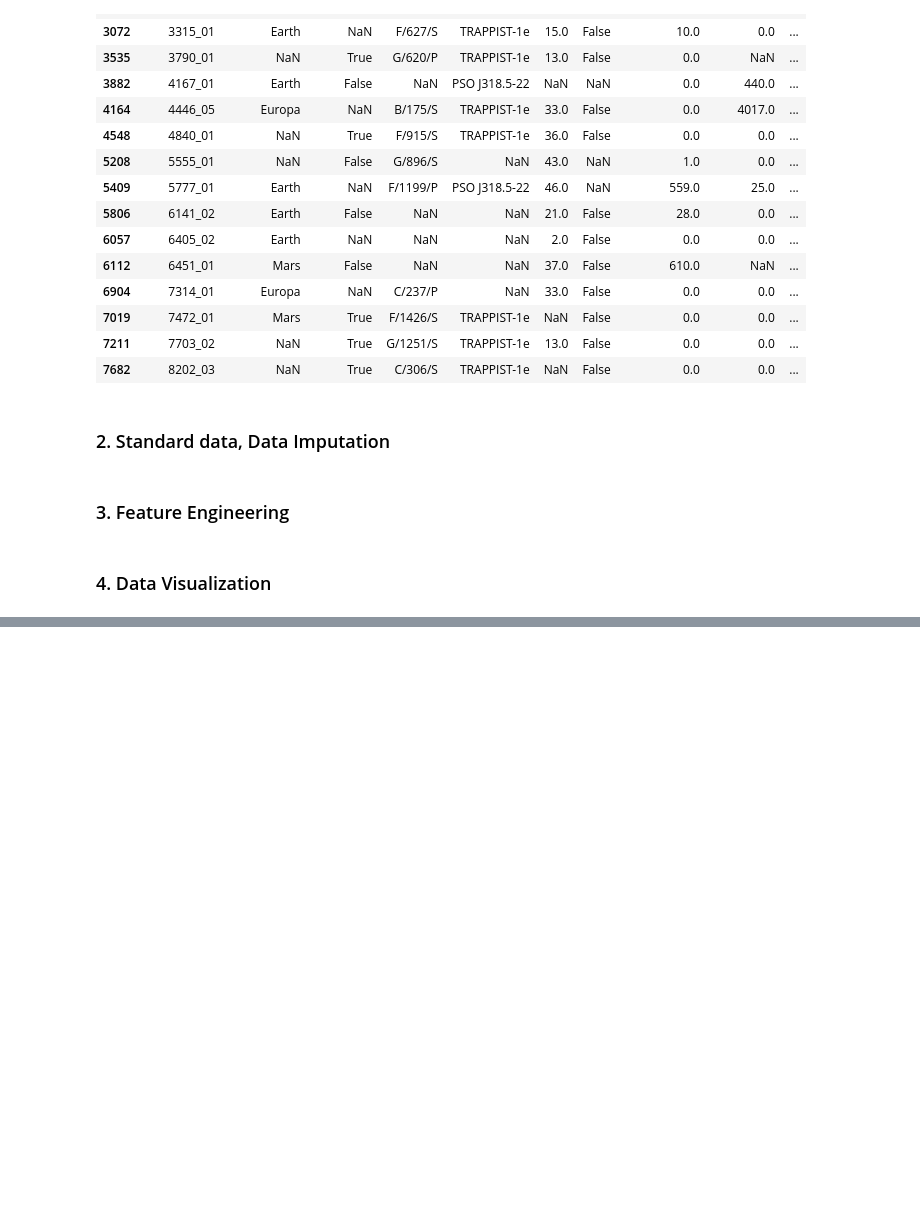
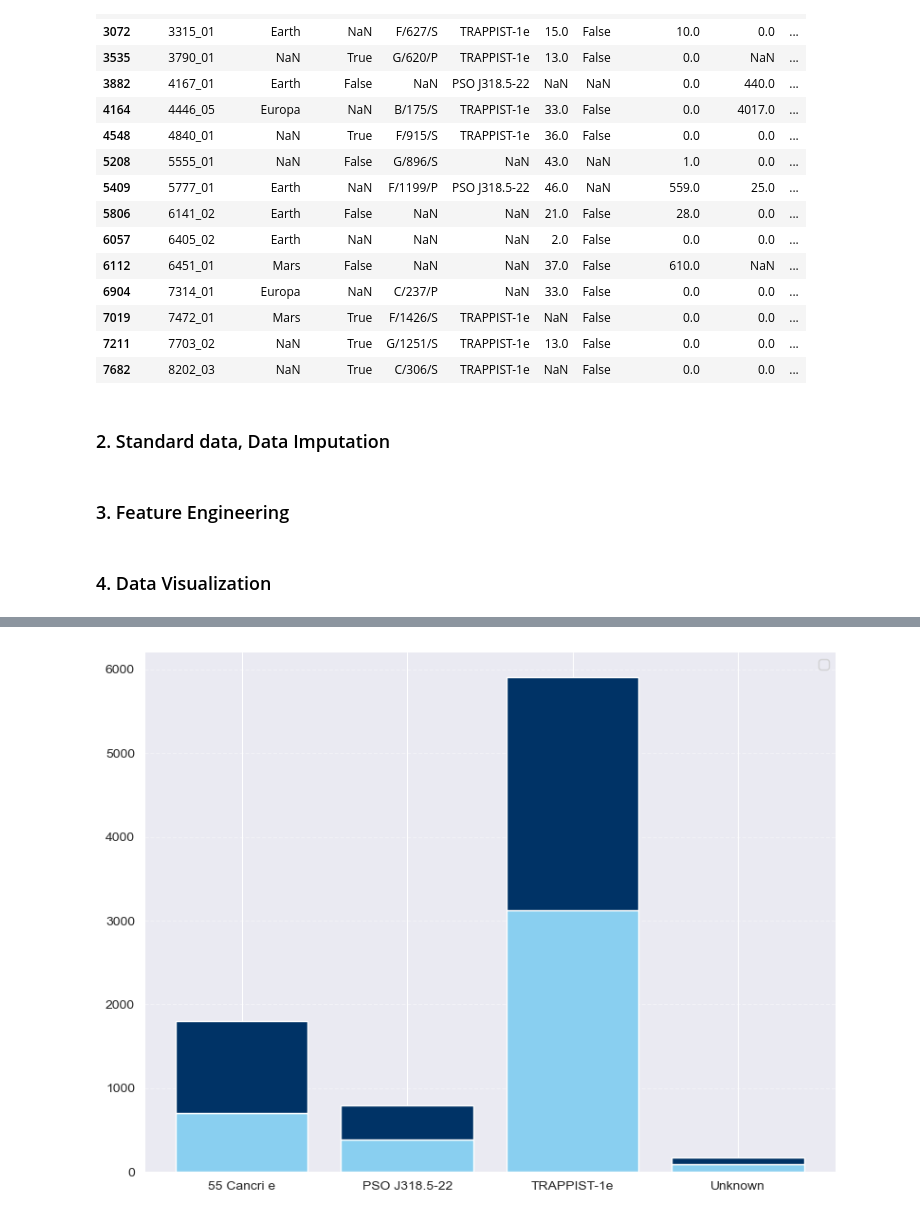
Before and after one commit to herolava259/machine-learning-gym, a Jupyter notebook: data-science/notebooks/spaceship-challenge/space-ship-titanic-deep-dive.ipynb, the cells around one changed output, grey strips where cells are left out. Cells and saved outputs as stored; diff of their text form; code cells hidden in the pictures; blank space fills up the shorter version.

```diff
--- a/data-science/notebooks/spaceship-challenge/space-ship-titanic-deep-dive.ipynb
+++ b/data-science/notebooks/spaceship-challenge/space-ship-titanic-deep-dive.ipynb
@@ -210,0 +254,27 @@ df_test["SpentSomething"] = (df_test["TotalSpent"] > 0).astype(int)
+# %%
+aggregate_df = df_train.groupby(["Destination", "Transported"]).size().reset_index(name="Count")
+
+pivot_df = aggregate_df.pivot_table(index="Destination", columns = "Transported", values = "Count").fillna(0)
+
+colors = {False: '#89CFF0', True: '#003366'}
+
+plt.figure(figsize=(8, 6))
+plt.bar(pivot_df.index, pivot_df[False], color = colors[False], label="False")
+plt.bar(pivot_df.index, pivot_df[True], color = colors[True], label="True", bottom=pivot_df[False])
+
+plt.title("", fontsize=14)
+plt.xlabel("")
+plt.ylabel("")
+
+plt.legend("")
+
+plt.grid(axis="y", linestyle="--", alpha=0.4)
+
+plt.gca().spines["top"].set_visible(False)
+plt.gca().spines["right"].set_visible(False)
+
+plt.tight_layout()
+
+plt.show()
+# %% [output]
+[figure, added]
```
Also changed, not shown: parts of 17 cells of this notebook.
